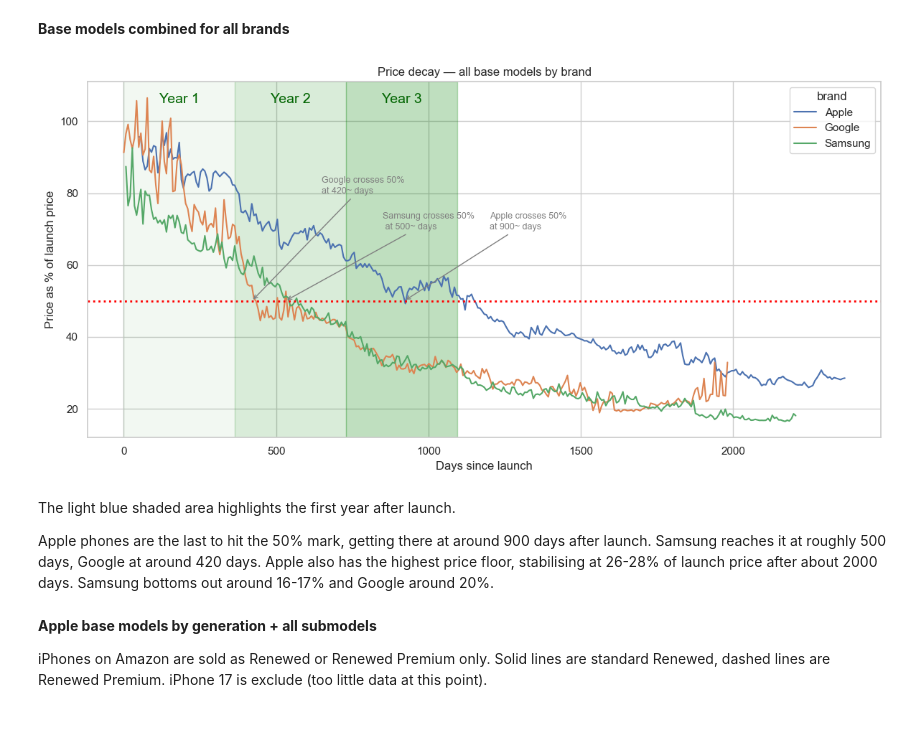
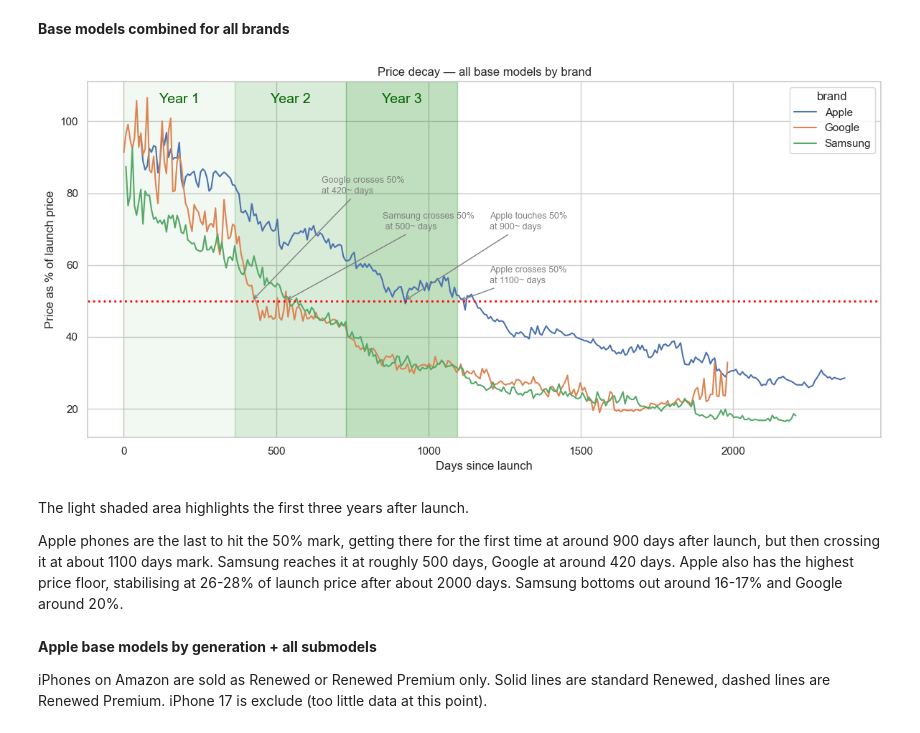
Before and after one commit to ady7ady7/python_agentic_learning, a Jupyter notebook: project1_phones_sales_analytics/notebooks/07_final_project_adjusted_sns.ipynb, the cells around one changed output. Saved outputs shown, nothing was run; the diff lists cells and outputs as text; code cells hidden in the pictures.

```diff
--- a/project1_phones_sales_analytics/notebooks/07_final_project_adjusted_sns.ipynb
+++ b/project1_phones_sales_analytics/notebooks/07_final_project_adjusted_sns.ipynb
@@ -298,39 +329,48 @@ plt.tight_layout()
 plt.axvspan(0, 365, alpha=0.05, color='green')
 plt.axvspan(365, 730, alpha=0.15, color='green')
 plt.axvspan(730, 1095, alpha=0.25, color='green')
 plt.text(182, 105, 'Year 1', fontsize=14, color='darkgreen', ha='center')
 plt.text(547, 105, 'Year 2', fontsize=14, color='darkgreen', ha='center')
 plt.text(912, 105, 'Year 3', fontsize=14, color='darkgreen', ha='center')
 
 
 plt.annotate(
     'Samsung crosses 50%\n at 500~ days',
     xy=(530, 50),
     xytext=(850, 70),
     arrowprops=dict(arrowstyle='->', color='gray'),
     fontsize=9, color='gray'
 )
 plt.annotate(
-    'Apple crosses 50%\nat 900~ days',
+    'Apple touches 50%\nat 900~ days',
     xy=(920, 50),
     xytext=(1200, 70),
     arrowprops=dict(arrowstyle='->', color='gray'),
     fontsize=9, color='gray'
 )
+
+plt.annotate(
+    'Apple crosses 50%\nat 1100~ days',
+    xy=(1100, 50),
+    xytext=(1200, 55),
+    arrowprops=dict(arrowstyle='->', color='gray'),
+    fontsize=9, color='gray'
+)
+
 plt.annotate(
     'Google crosses 50%\nat 420~ days',
     xy=(420, 50),
     xytext=(650, 80),
     arrowprops=dict(arrowstyle='->', color='gray'),
     fontsize=9, color='gray'
 )
 plt.show()
 # %% [output]
-[figure, old version]
+[figure, new version]
 # %% [markdown]
-The light blue shaded area highlights the first year after launch.
+The light shaded area highlights the first three years after launch.
 
-Apple phones are the last to hit the 50% mark, getting there at around 900 days after launch.
+Apple phones are the last to hit the 50% mark, getting there for the first time at around 900 days after launch, but then crossing it at about 1100 days mark.
 Samsung reaches it at roughly 500 days, Google at around 420 days. Apple also has the highest
 price floor, stabilising at 26-28% of launch price after about 2000 days. Samsung bottoms out
 around 16-17% and Google around 20%.
```
Also changed, not shown: parts of 14 cells of this notebook.
